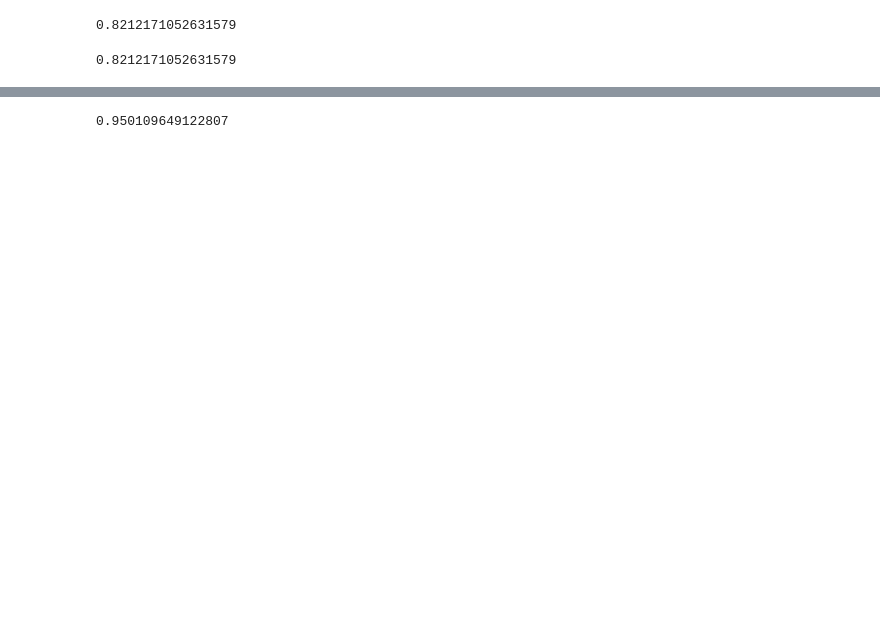
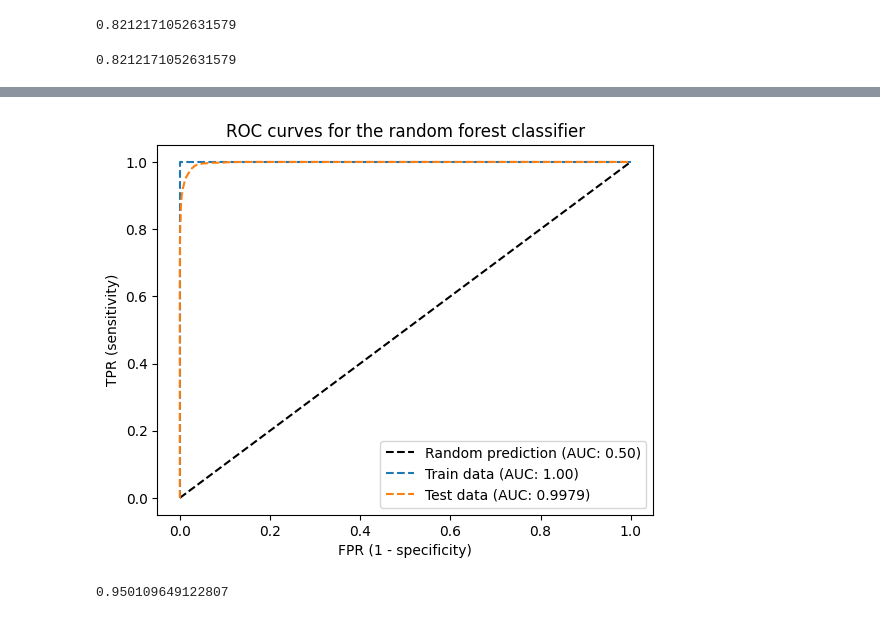
Before and after one commit to hurdg/Spotify_GenreClassifier, a Jupyter notebook: ModelBuilding.ipynb, the cells around one changed output, grey strips where cells are left out. Cells and saved outputs as stored; diff of their text form; code cells hidden in the pictures; blank space fills up the shorter version.

```diff
--- a/ModelBuilding.ipynb
+++ b/ModelBuilding.ipynb
@@ -7 +16,5 @@ from sklearn.model_selection import train_test_split
 df = pd.read_csv("data_train.csv", index_col=0)
+# %%
+#encode categorical variables
+df['explicit'] = df['explicit'].astype(int)
+df.head()
@@ -59,3 +176,30 @@ yhat = log_clf.predict(X_test)
+# %%
+#calculate the predictive probabilities for the model
+r_probs = [0 for _ in range(len(y_test))]
+rf_probs_train = rf_model.predict_proba(X_train)[:, 1]
+rf_probs_test = rf_model.predict_proba(X_test)[:, 1]
+
+#calculate the ROC curves
+r_fpr, r_tpr, _ = roc_curve(y_test, r_probs)
+rf_fpr_train, rf_tpr_train, _ = roc_curve(y_train, rf_probs_train)
+rf_fpr_test, rf_tpr_test, _ = roc_curve(y_test, rf_probs_test)
+
+#calculate AUC scores
+r_auc = roc_auc_score(y_test, r_probs)
+rf_auc_train = roc_auc_score(y_train, rf_probs_train)
+rf_auc_test = roc_auc_score(y_test, rf_probs_test)
+# %%
+#plot the ROC curves
+plt.plot(r_fpr, r_tpr, linestyle = '--', label = f"Random prediction (AUC: {r_auc:.2f})", c = 'black')
+plt.plot(rf_fpr_train, rf_tpr_train, marker = '.', label = f"Train data (AUC: {rf_auc_train:.2f})")
+plt.plot(rf_fpr_test, rf_tpr_test, marker = '.', label = f"Test data (AUC: {rf_auc_test:.4f})")
+plt.xlabel('FPR (1 - specificity)')
+plt.ylabel('TPR (sensitivity)')
+plt.title('ROC curves for the random forest classifier')
+plt.legend()
+plt.show()
+# %% [output]
+[figure, added]
 # %%
 #Adaboost model
 from sklearn.ensemble import AdaBoostClassifier
```
Also changed, not shown: parts of 20 cells of this notebook.
